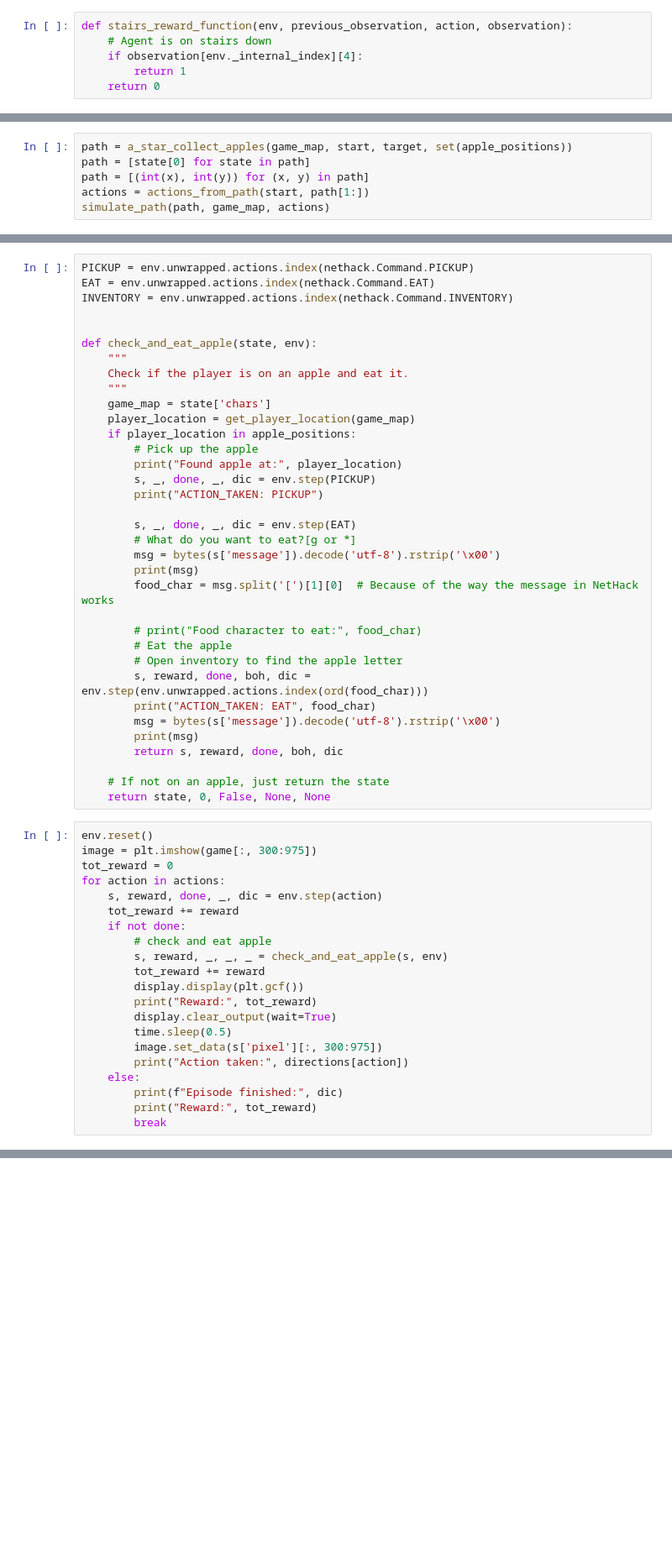
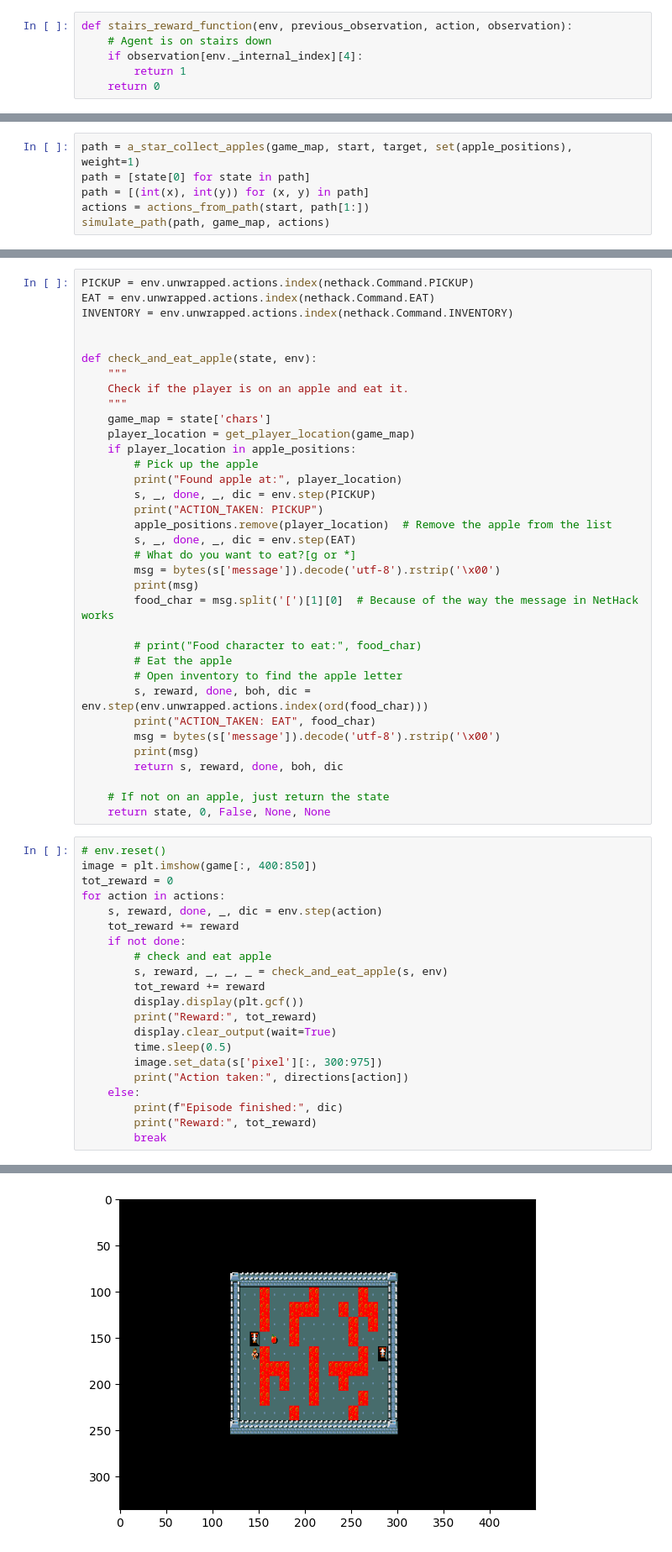
Before and after one commit to Alexthw46/AIF, a Jupyter notebook: my_project.ipynb, the cells around one changed output, grey strips where cells are left out. Shown at 84% size. Saved outputs shown, nothing was run; the diff lists cells and outputs as text; blank space fills up the shorter version.

```diff
--- a/my_project.ipynb
+++ b/my_project.ipynb
@@ -97,5 +173,5 @@ simulate_path(path, game_map, actions)
 # %%
-path = a_star_collect_apples(game_map, start, target, set(apple_positions))
+path = a_star_collect_apples(game_map, start, target, set(apple_positions),  weight=1)
 path = [state[0] for state in path]
 path = [(int(x), int(y)) for (x, y) in path]
 actions = actions_from_path(start, path[1:])
@@ -125,7 +243,7 @@ def check_and_eat_apple(state, env):
         print("Found apple at:", player_location)
         s, _, done, _, dic = env.step(PICKUP)
         print("ACTION_TAKEN: PICKUP")
-
+        apple_positions.remove(player_location)  # Remove the apple from the list
         s, _, done, _, dic = env.step(EAT)
         # What do you want to eat?[g or *]
         msg = bytes(s['message']).decode('utf-8').rstrip('\x00')
@@ -144,8 +262,8 @@ def check_and_eat_apple(state, env):
     # If not on an apple, just return the state
     return state, 0, False, None, None
 # %%
-env.reset()
-image = plt.imshow(game[:, 300:975])
+# env.reset()
+image = plt.imshow(game[:, 400:850])
 tot_reward = 0
 for action in actions:
     s, reward, done, _, dic = env.step(action)
@@ -164,3 +282,4 @@ for action in actions:
         print(f"Episode finished:", dic)
         print("Reward:", tot_reward)
         break
+# %% [output]
@@ -166,0 +289 @@ for action in actions:
+[figure, added]
```
Also changed, not shown: parts of 8 cells of this notebook, 3 other files.
